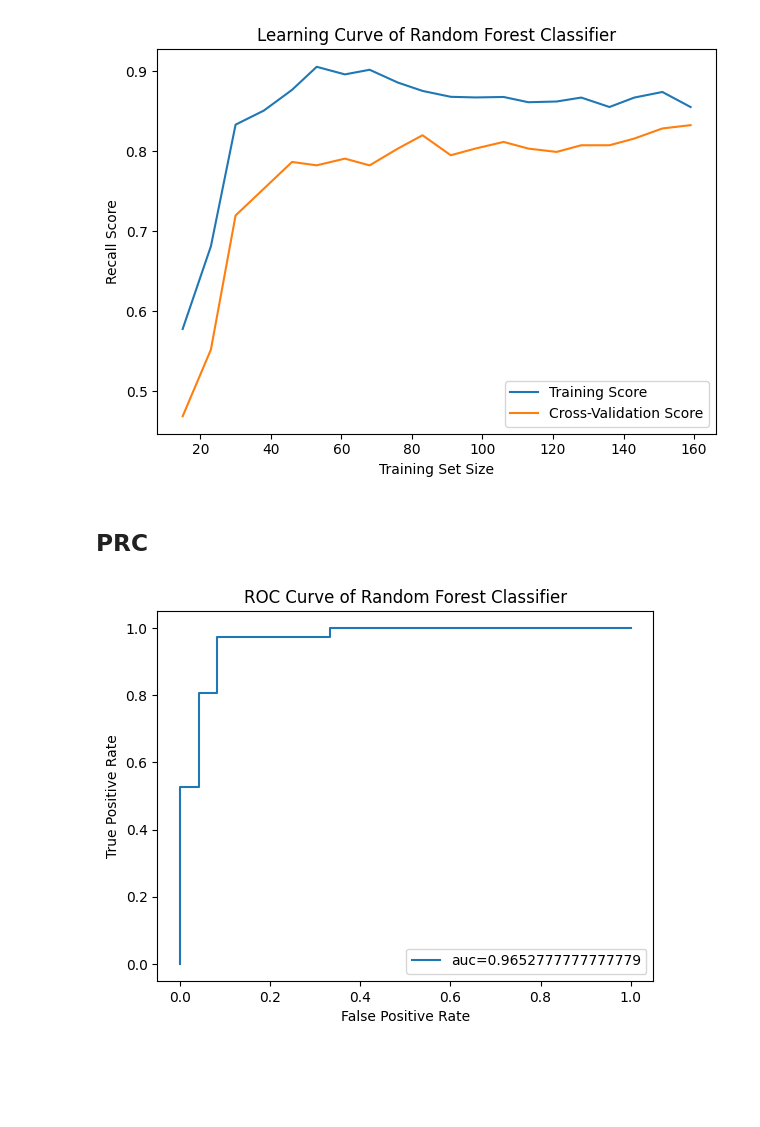
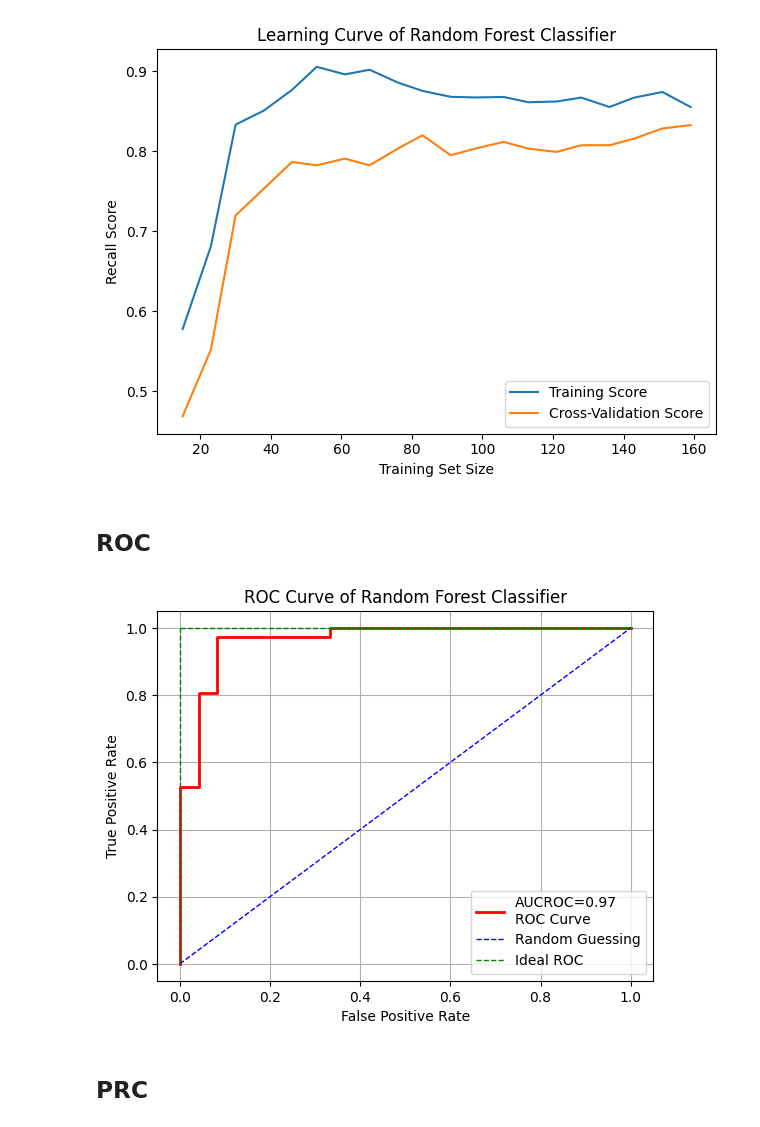
Before and after one commit to kruthi-sb/Cardiac_Events_ML, a Jupyter notebook: ML/RF.ipynb, the cells around one changed output. Saved outputs shown, nothing was run; the diff lists cells and outputs as text; code cells hidden in the pictures; blank space fills up the shorter version.

```diff
--- a/ML/RF.ipynb
+++ b/ML/RF.ipynb
@@ -114,17 +114,15 @@ RandomForestClassifier(max_depth=2, min_samples_leaf=8, min_samples_split=4,
 # %% [markdown]
 ## Basic Metrics
 # %%
-'''RandomForestClassifier(max_depth=2, min_samples_leaf=8, min_samples_split=4,
-                       n_estimators=1000, random_state=42)
-'''
-
 #train RandomForestClassifier tuned
 from sklearn.ensemble import RandomForestClassifier
+rf2 = RandomForestClassifier(max_depth=2, min_samples_leaf=8, min_samples_split=4,
+                       n_estimators=1000, random_state=42)
+
 rf2.fit(X_train, y_train)
 
 #predict
 y_pred = rf2.predict(X_test)
-
 
 #---------------------------------Evaluating the model---------------------------------
 
@@ -240,22 +238,32 @@ plt.tight_layout()
 plt.show()
 # %% [output]
 [figure]
+# %% [markdown]
+## ROC
+# %%
+#plot roc curve for the model
+from sklearn.metrics import roc_curve
+from sklearn.metrics import roc_auc_score
+
+#plot the roc curve
+y_pred_proba = rf2.predict_proba(X_test)[::,1] #get the probability of the positive class. [::,1] means get the second column of the array
+fpr, tpr, _ = roc_curve(y_test,  y_pred_proba) # _ is a placeholder for the threshold values
+auc = roc_auc_score(y_test, y_pred_proba).round(2) #round the auc score to 2 decimal places
+plt.plot(fpr,tpr,'r', label="AUCROC="+str(auc)+"\nROC Curve", linewidth = 2)
+
+#plot the random guessing line and the ideal roc line
+plt.plot([0,1],[0,1],"b--", linewidth = 1, label = "Random Guessing")
+plt.plot([0,1],[1,1], "g--", linewidth = 1, label = "Ideal ROC")
+plt.plot([0,0],[0,1], "g--", linewidth = 1)
+
+#set up the plot
+plt.xlabel("False Positive Rate")
+plt.ylabel("True Positive Rate")
+plt.title("ROC Curve of Random Forest Classifier")
+plt.legend(loc="best")
+plt.grid(True)
+plt.show()
+# %% [output]
+[figure, added]
 # %% [markdown]
 ## PRC
-# %%
-#plot roc curve for the model
-from sklearn.metrics import roc_curve
-from sklearn.metrics import roc_auc_score
-y_pred_proba = rf2.predict_proba(X_test)[::,1] #get the probability of the positive class. [::,1] means get the second column of the array
-
-
-fpr, tpr, _ = roc_curve(y_test,  y_pred_proba)
-auc = roc_auc_score(y_test, y_pred_proba)
-plt.plot(fpr,tpr,label="auc="+str(auc))
-plt.xlabel("False Positive Rate")
-plt.ylabel("True Positive Rate")
-plt.title("ROC Curve of Random Forest Classifier")
-plt.legend(loc="best")
-plt.show()
-# %% [output]
-[figure, removed]
```
Also changed, not shown: parts of 3 cells of this notebook.
